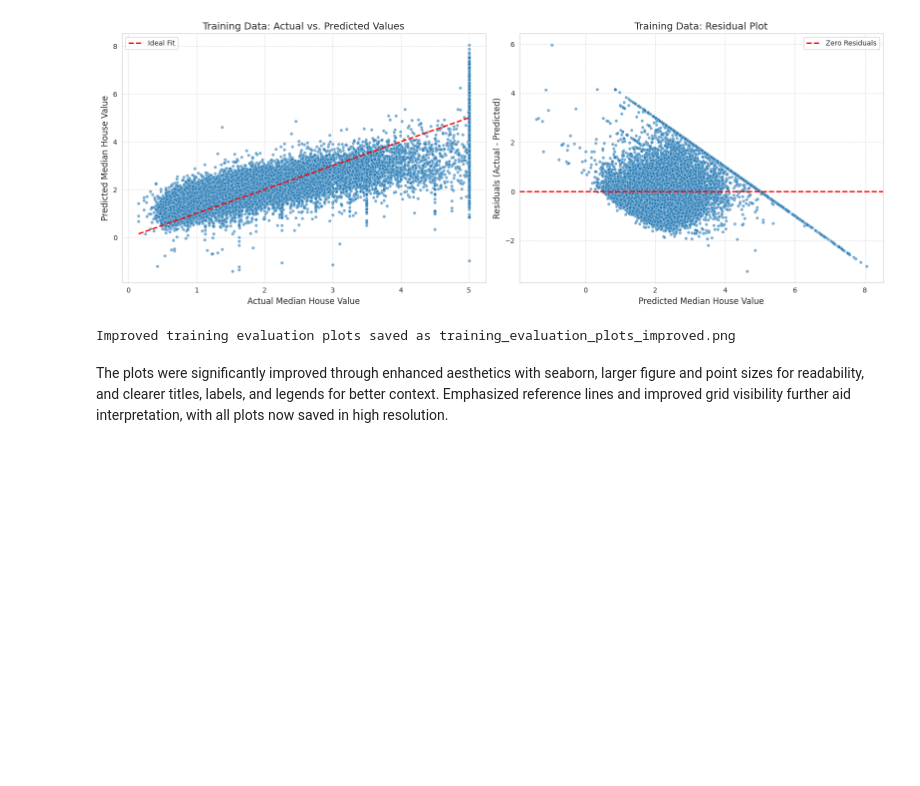
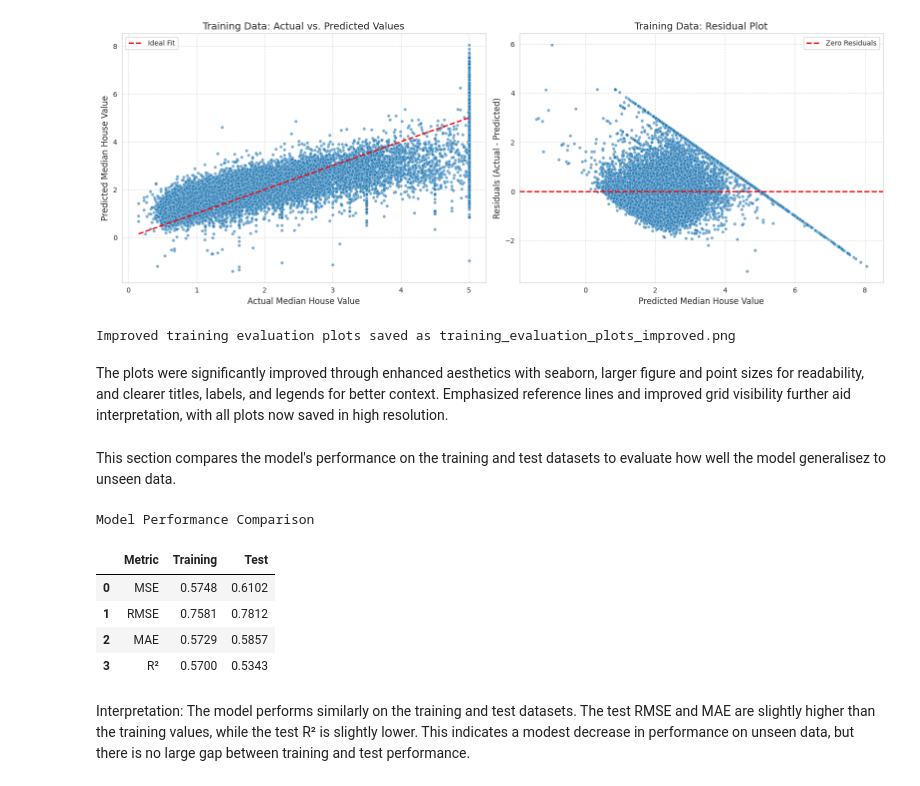
Before and after one commit to TitiOjutiku/A02-QNS25001-KMD24003, a Jupyter notebook: California_housing_improved_version.ipynb, the cells around one changed output. Cells and saved outputs as stored; diff of their text form; code cells hidden in the pictures; blank space fills up the shorter version.

Commit message:
Add training and test performance comparison.

```diff
--- a/California_housing_improved_version.ipynb
+++ b/California_housing_improved_version.ipynb
@@ -237,3 +237,42 @@ print("Improved training evaluation plots saved as training_evaluation_plots_imp
 Improved training evaluation plots saved as training_evaluation_plots_improved.png
 # %% [markdown]
 The plots were significantly improved through enhanced aesthetics with seaborn, larger figure and point sizes for readability, and clearer titles, labels, and legends for better context. Emphasized reference lines and improved grid visibility further aid interpretation, with all plots now saved in high resolution.
+# %% [markdown]
+This section compares the model's performance on the training and test datasets to evaluate how well the model generalisez to unseen data.
+# %%
+# Model Performance Comparison: Training vs Test Data
+
+from sklearn.metrics import mean_squared_error, mean_absolute_error, r2_score
+import numpy as np
+import pandas as pd
+
+# Training metrics
+train_mse = mean_squared_error(y_train, y_train_pred)
+train_rmse = np.sqrt(train_mse)
+train_mae = mean_absolute_error(y_train, y_train_pred)
+train_r2 = r2_score(y_train, y_train_pred)
+
+# Test metrics
+test_mse = mean_squared_error(y_test, y_test_pred)
+test_rmse = np.sqrt(test_mse)
+test_mae = mean_absolute_error(y_test, y_test_pred)
+test_r2 = r2_score(y_test, y_test_pred)
+
+# Create comparison table
+performance_comparison = pd.DataFrame({
+    "Metric": ["MSE", "RMSE", "MAE", "R²"],
+    "Training": [train_mse, train_rmse, train_mae, train_r2],
+    "Test": [test_mse, test_rmse, test_mae, test_r2]
+})
+
+print("Model Performance Comparison")
+display(performance_comparison.round(4))
+# %% [output]
+Model Performance Comparison
+|  | Metric | Training | Test |
+| 0 | MSE | 0.5748 | 0.6102 |
+| 1 | RMSE | 0.7581 | 0.7812 |
+| 2 | MAE | 0.5729 | 0.5857 |
+| 3 | R² | 0.5700 | 0.5343 |
+# %% [markdown]
+Interpretation: The model performs similarly on the training and test datasets. The test RMSE and MAE are slightly higher than the training values, while the test R² is slightly lower. This indicates a modest decrease in performance on unseen data, but there is no large gap between training and test performance.
```
Also changed, not shown: parts of 1 cell of this notebook.
